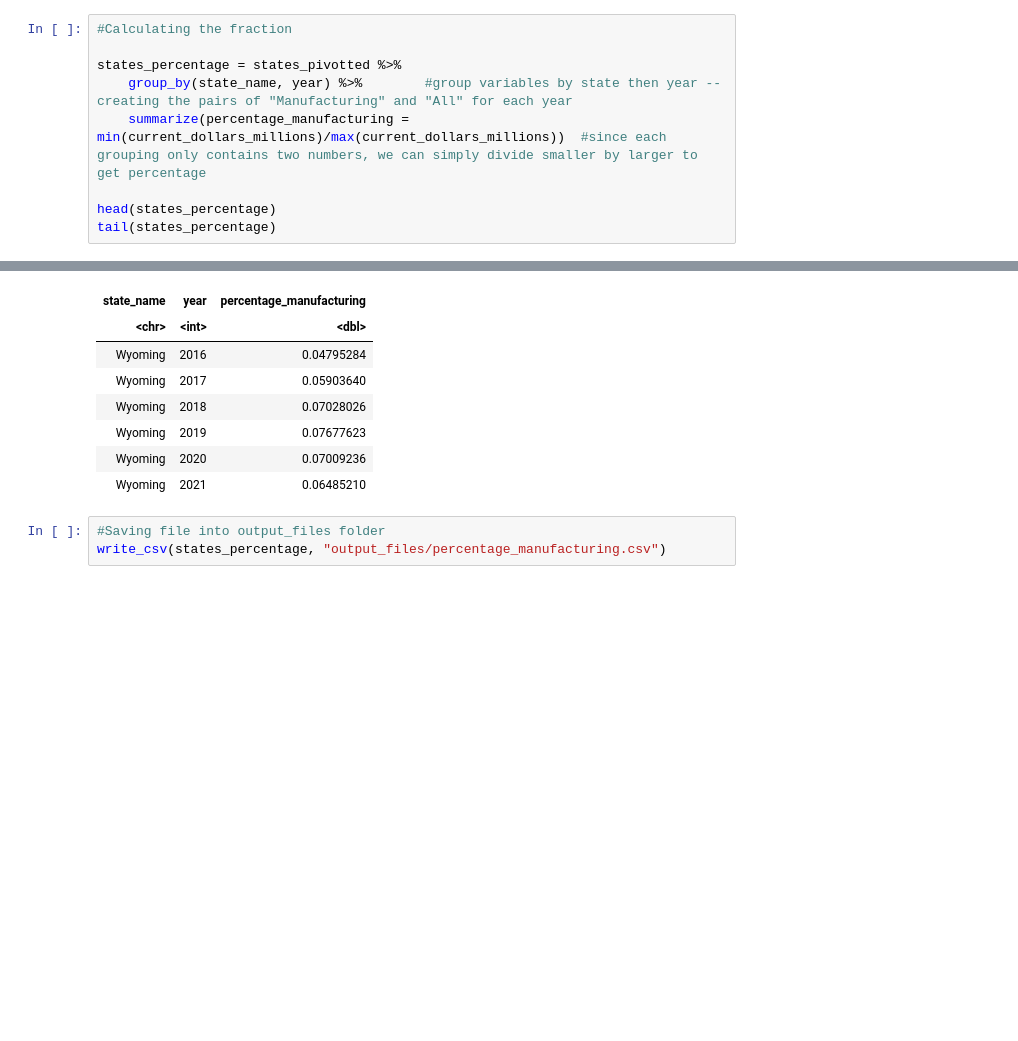
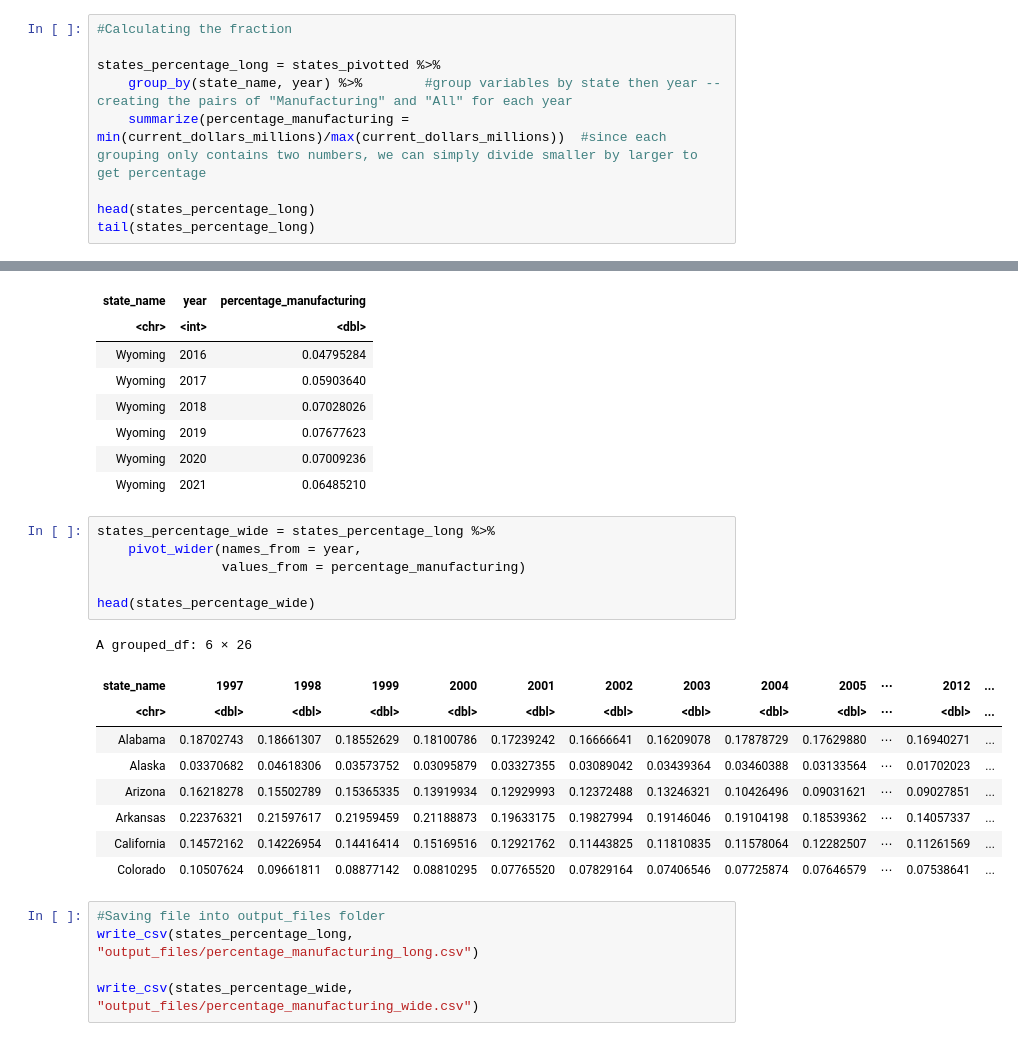
Before and after one commit to paulh777/COMM295_data, a Jupyter notebook: 50_states_manu_percentage.ipynb, the cells around one changed output, grey strips where cells are left out. Drawn from its saved outputs; the diff is of its cells as text; blank space fills up the shorter version.

```diff
--- a/50_states_manu_percentage.ipynb
+++ b/50_states_manu_percentage.ipynb
@@ -129,12 +132,12 @@ A tibble: 2550 × 4
 # %%
 #Calculating the fraction
 
-states_percentage = states_pivotted %>%
+states_percentage_long = states_pivotted %>%
     group_by(state_name, year) %>%        #group variables by state then year -- creating the pairs of "Manufacturing" and "All" for each year
     summarize(percentage_manufacturing = min(current_dollars_millions)/max(current_dollars_millions))  #since each grouping only contains two numbers, we can simply divide smaller by larger to get percentage
 
-head(states_percentage)
-tail(states_percentage)
+head(states_percentage_long)
+tail(states_percentage_long)
 # %% [output]
 `summarise()` has grouped output by 'state_name'. You can override using the `.groups` argument.
 A grouped_df: 6 × 3
@@ -155,8 +158,26 @@ A grouped_df: 6 × 3
 | Wyoming | 2019 | 0.07677623 |
 | Wyoming | 2020 | 0.07009236 |
 | Wyoming | 2021 | 0.06485210 |
+# %%
+states_percentage_wide = states_percentage_long %>%
+    pivot_wider(names_from = year,
+                values_from = percentage_manufacturing)
+
+head(states_percentage_wide)
+# %% [output]
+A grouped_df: 6 × 26
+| state_name | 1997 | 1998 | 1999 | 2000 | 2001 | 2002 | 2003 | 2004 | 2005 | ⋯ | 2012 | ... |
+| <chr> | <dbl> | <dbl> | <dbl> | <dbl> | <dbl> | <dbl> | <dbl> | <dbl> | <dbl> | ⋯ | <dbl> | ... |
+| Alabama | 0.18702743 | 0.18661307 | 0.18552629 | 0.18100786 | 0.17239242 | 0.16666641 | 0.16209078 | 0.17878729 | 0.17629880 | ⋯ | 0.16940271 | ... |
+| Alaska | 0.03370682 | 0.04618306 | 0.03573752 | 0.03095879 | 0.03327355 | 0.03089042 | 0.03439364 | 0.03460388 | 0.03133564 | ⋯ | 0.01702023 | ... |
+| Arizona | 0.16218278 | 0.15502789 | 0.15365335 | 0.13919934 | 0.12929993 | 0.12372488 | 0.13246321 | 0.10426496 | 0.09031621 | ⋯ | 0.09027851 | ... |
+| Arkansas | 0.22376321 | 0.21597617 | 0.21959459 | 0.21188873 | 0.19633175 | 0.19827994 | 0.19146046 | 0.19104198 | 0.18539362 | ⋯ | 0.14057337 | ... |
+| California | 0.14572162 | 0.14226954 | 0.14416414 | 0.15169516 | 0.12921762 | 0.11443825 | 0.11810835 | 0.11578064 | 0.12282507 | ⋯ | 0.11261569 | ... |
+| Colorado | 0.10507624 | 0.09661811 | 0.08877142 | 0.08810295 | 0.07765520 | 0.07829164 | 0.07406546 | 0.07725874 | 0.07646579 | ⋯ | 0.07538641 | ... |
 # %%
 #Saving file into output_files folder
-write_csv(states_percentage, "output_files/percentage_manufacturing.csv")
+write_csv(states_percentage_long, "output_files/percentage_manufacturing_long.csv")
+
+write_csv(states_percentage_wide, "output_files/percentage_manufacturing_wide.csv")
 # %%
 #Calculations to confirm procedures were done correctly
```
Also changed, not shown: parts of 4 cells of this notebook, 4 other files.
